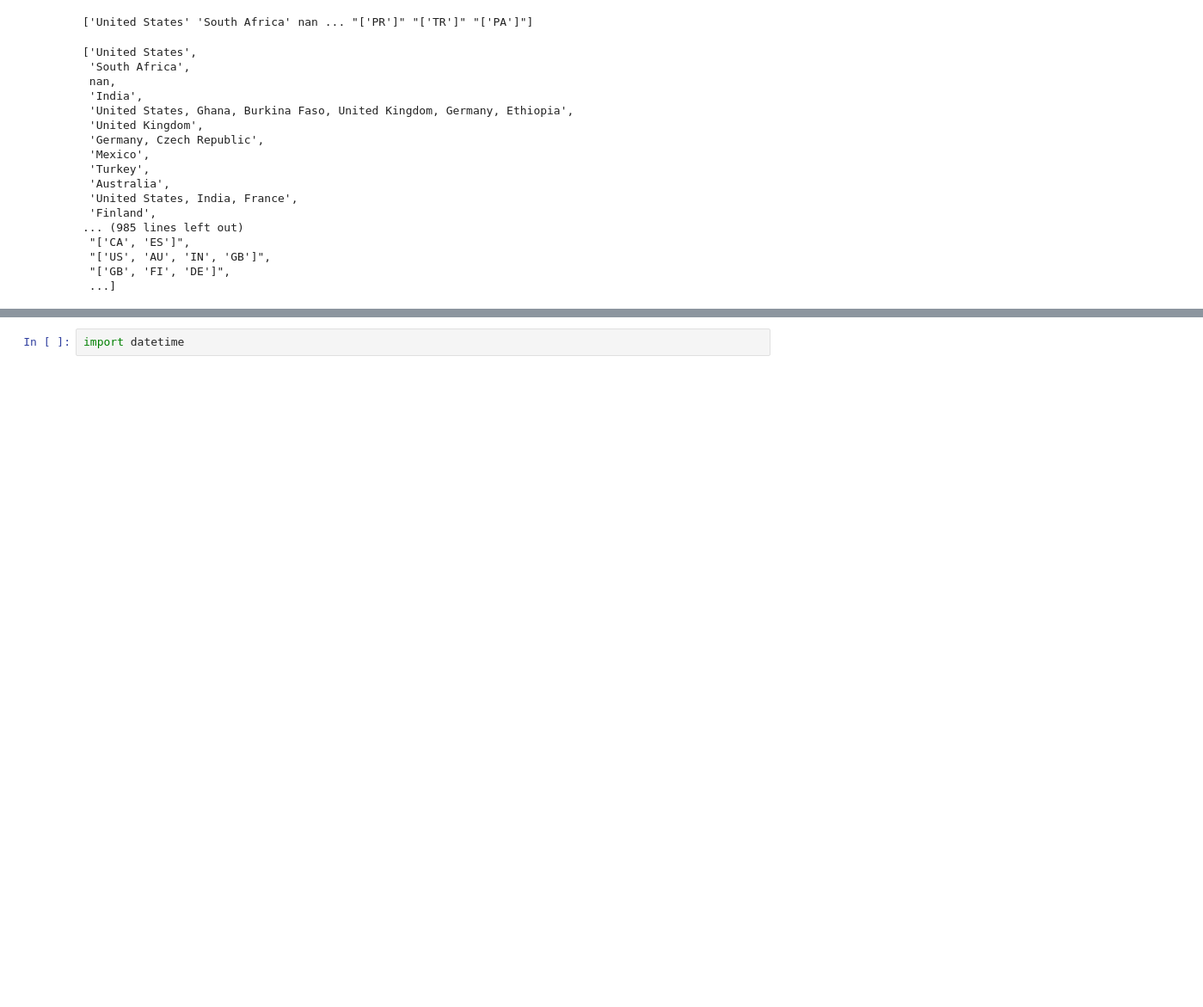
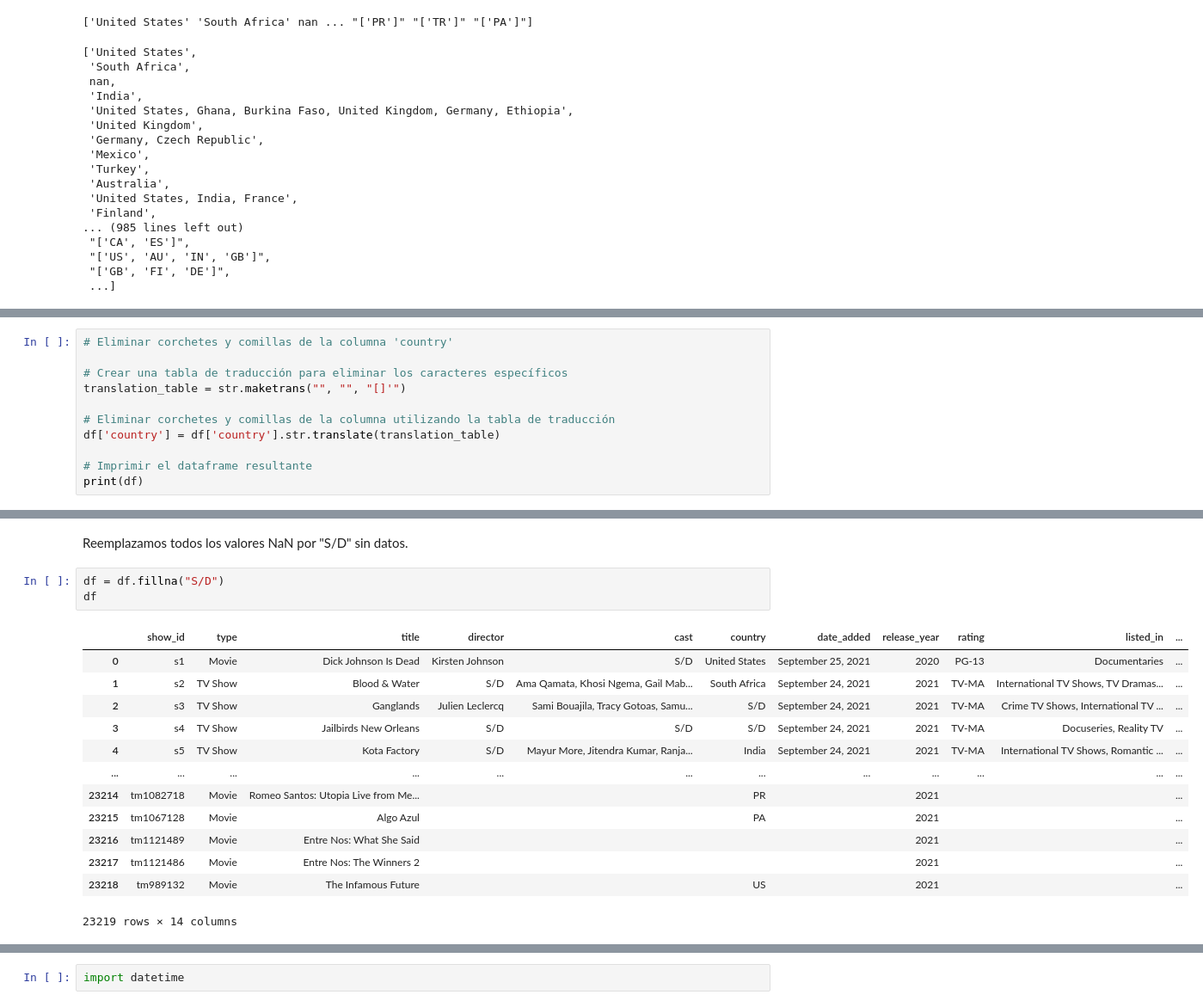
Before and after one commit to Marce-Valverde/PFGrupo19, a Jupyter notebook: Proyecto.ipynb, the cells around one changed output, grey strips where cells are left out. Shown at 86% size. Saved outputs shown, nothing was run; the diff lists cells and outputs as text; blank space fills up the shorter version.

```diff
--- a/Proyecto.ipynb
+++ b/Proyecto.ipynb
@@ -373,0 +414,11 @@ list(valores_unicos)
+# %%
+# Eliminar corchetes y comillas de la columna 'country'
+
+# Crear una tabla de traducción para eliminar los caracteres específicos
+translation_table = str.maketrans("", "", "[]'")
+
+# Eliminar corchetes y comillas de la columna utilizando la tabla de traducción
+df['country'] = df['country'].str.translate(translation_table)
+
+# Imprimir el dataframe resultante
+print(df)
@@ -373,0 +480,19 @@ list(valores_unicos)
+# %% [markdown]
+Reemplazamos todos los valores NaN por "S/D" sin datos.
+# %%
+df = df.fillna("S/D")
+df
+# %% [output]
+|  | show_id | type | title | director | cast | country | date_added | release_year | rating | listed_in | ... |
+| 0 | s1 | Movie | Dick Johnson Is Dead | Kirsten Johnson | S/D | United States | September 25, 2021 | 2020 | PG-13 | Documentaries | ... |
+| 1 | s2 | TV Show | Blood & Water | S/D | Ama Qamata, Khosi Ngema, Gail Mab... | South Africa | September 24, 2021 | 2021 | TV-MA | International TV Shows, TV Dramas... | ... |
+| 2 | s3 | TV Show | Ganglands | Julien Leclercq | Sami Bouajila, Tracy Gotoas, Samu... | S/D | September 24, 2021 | 2021 | TV-MA | Crime TV Shows, International TV ... | ... |
+| 3 | s4 | TV Show | Jailbirds New Orleans | S/D | S/D | S/D | September 24, 2021 | 2021 | TV-MA | Docuseries, Reality TV | ... |
+| 4 | s5 | TV Show | Kota Factory | S/D | Mayur More, Jitendra Kumar, Ranja... | India | September 24, 2021 | 2021 | TV-MA | International TV Shows, Romantic ... | ... |
+| ... | ... | ... | ... | ... | ... | ... | ... | ... | ... | ... | ... |
+| 23214 | tm1082718 | Movie | Romeo Santos: Utopia Live from Me... |  |  | PR |  | 2021 |  |  | ... |
+| 23215 | tm1067128 | Movie | Algo Azul |  |  | PA |  | 2021 |  |  | ... |
+| 23216 | tm1121489 | Movie | Entre Nos: What She Said |  |  |  |  | 2021 |  |  | ... |
+| 23217 | tm1121486 | Movie | Entre Nos: The Winners 2 |  |  |  |  | 2021 |  |  | ... |
+| 23218 | tm989132 | Movie | The Infamous Future |  |  | US |  | 2021 |  |  | ... |
+23219 rows × 14 columns
```
Also changed, not shown: parts of 32 cells of this notebook, 6 other files.
